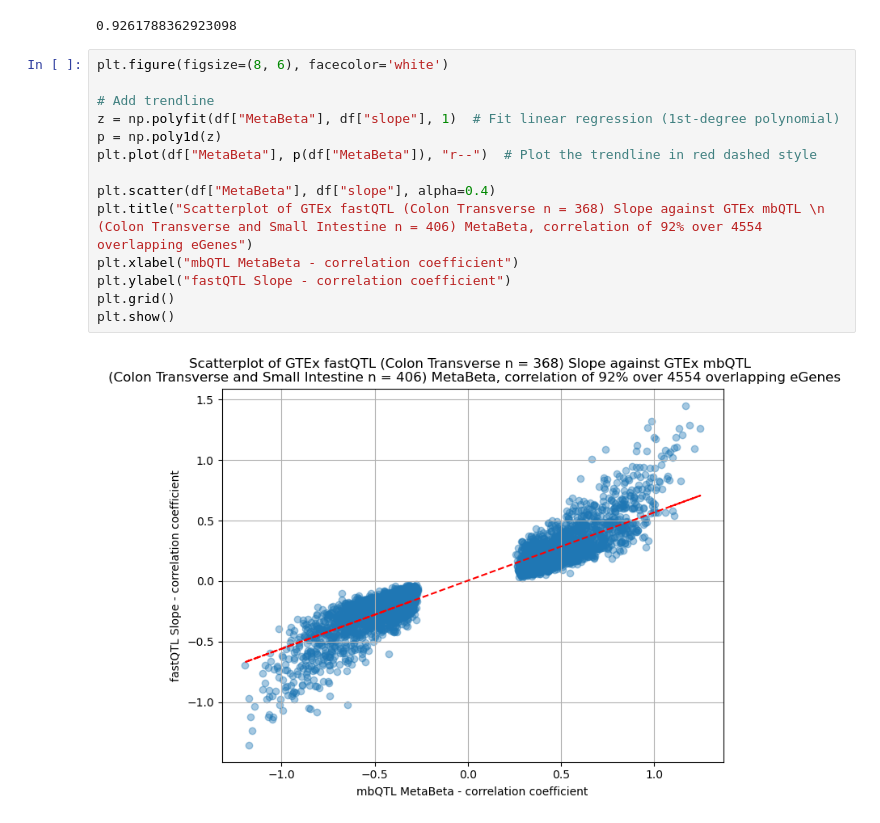
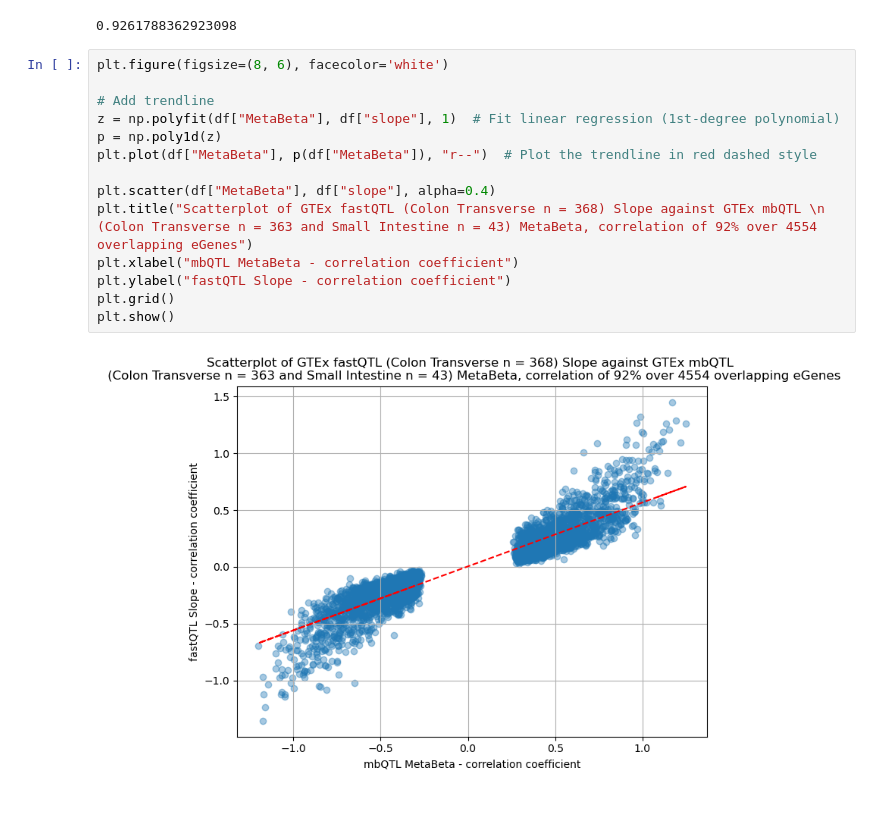
Before and after one commit to PRiesebos/DSLS-Genetics-Internship-Scripts, a Jupyter notebook: jupyter_notebooks/gtex_eqtl_comparison_fastqtl_vs_mbqtl.ipynb, the cells around one changed output. Saved outputs shown, nothing was run; the diff lists cells and outputs as text.

```diff
--- a/jupyter_notebooks/gtex_eqtl_comparison_fastqtl_vs_mbqtl.ipynb
+++ b/jupyter_notebooks/gtex_eqtl_comparison_fastqtl_vs_mbqtl.ipynb
@@ -169,16 +169,16 @@ print(correlation)
 # %%
 plt.figure(figsize=(8, 6), facecolor='white')
 
 # Add trendline
 z = np.polyfit(df["MetaBeta"], df["slope"], 1)  # Fit linear regression (1st-degree polynomial)
 p = np.poly1d(z)
 plt.plot(df["MetaBeta"], p(df["MetaBeta"]), "r--")  # Plot the trendline in red dashed style
 
 plt.scatter(df["MetaBeta"], df["slope"], alpha=0.4)
-plt.title("Scatterplot of GTEx fastQTL (Colon Transverse n = 368) Slope against GTEx mbQTL \n (Colon Transverse and Small Intestine n = 406) MetaBeta, correlation of 92% over 4554 overlapping eGenes")
+plt.title("Scatterplot of GTEx fastQTL (Colon Transverse n = 368) Slope against GTEx mbQTL \n (Colon Transverse n = 363 and Small Intestine n = 43) MetaBeta, correlation of 92% over 4554 overlapping eGenes")
 plt.xlabel("mbQTL MetaBeta - correlation coefficient")
 plt.ylabel("fastQTL Slope - correlation coefficient")
 plt.grid()
 plt.show()
 # %% [output]
-[figure, old version]
+[figure, new version]
```
Also changed, not shown: 1 other file.
